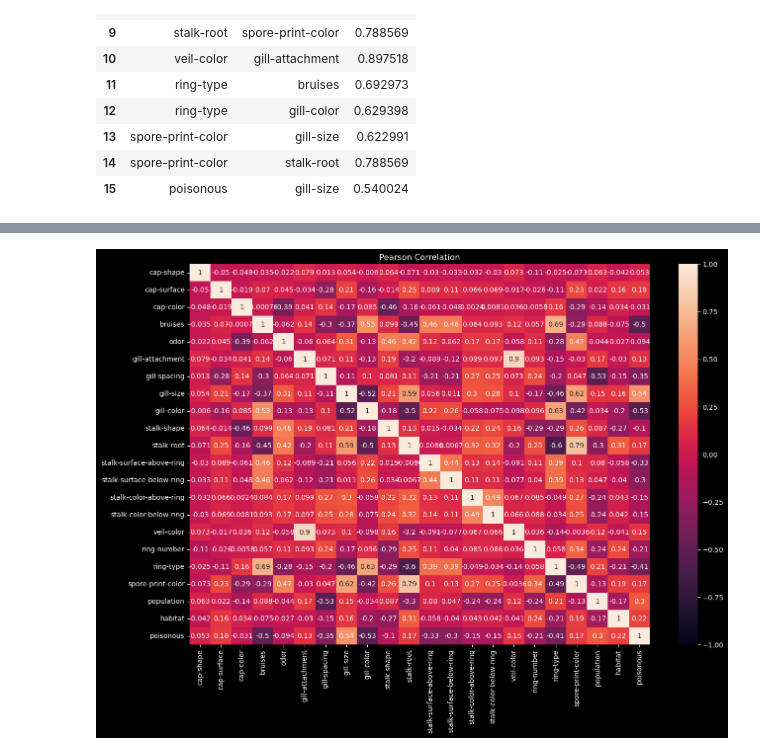
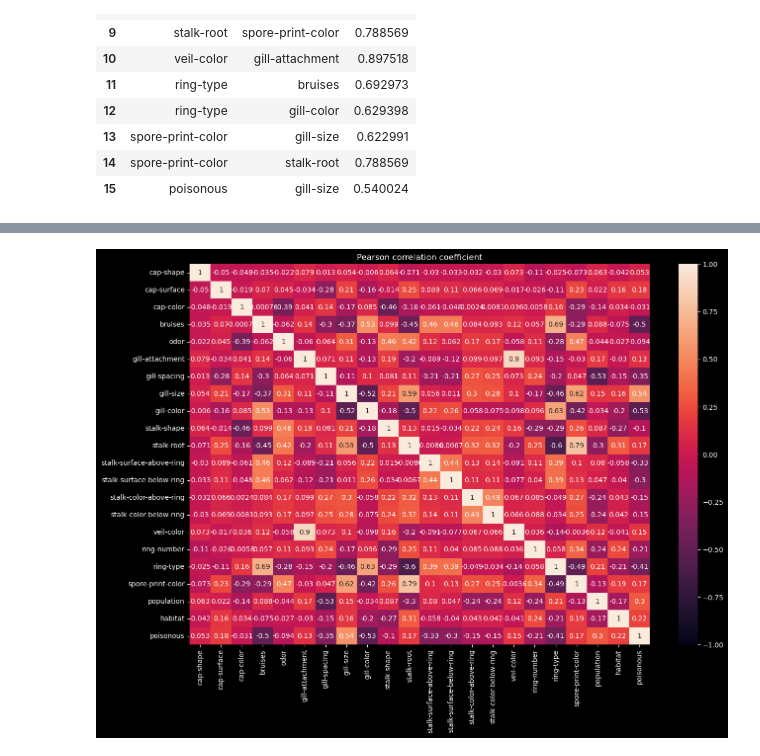
Before and after one commit to Tessla91/DevOps_Aufgaben, a Jupyter notebook: notepads/Dataexploration_Mushroom.ipynb, the cells around one changed output, grey strips where cells are left out. Saved outputs shown, nothing was run; the diff lists cells and outputs as text; code cells hidden in the pictures.

```diff
--- a/notepads/Dataexploration_Mushroom.ipynb
+++ b/notepads/Dataexploration_Mushroom.ipynb
@@ -300,13 +361,13 @@ high_corr2.head (20)
 # %%
 # Visualization of second Pearson-Matrix
 
 def display_correlation(mushroom):
     r = mushroom.corr(method="pearson")
     plt.figure(figsize=(15,10))
     heatmap = sns.heatmap(mushroom.corr(), vmin=-1, vmax=1, annot=True)
-    plt.title("Pearson Correlation")
+    plt.title("Pearson correlation coefficient")
     return(r)
 
 r_simple = display_correlation(mushroom)
 # %% [output]
-[figure, old version]
+[figure, new version]
```
Also changed, not shown: parts of 9 cells of this notebook, 2 other files.
